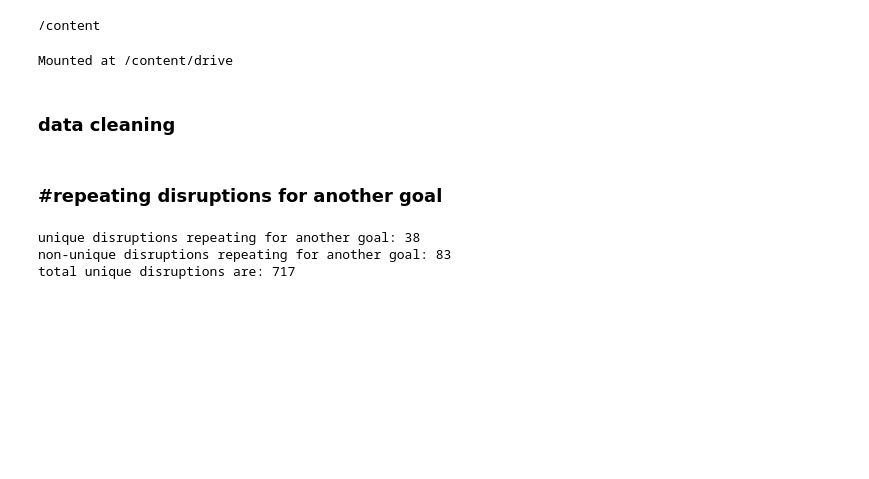
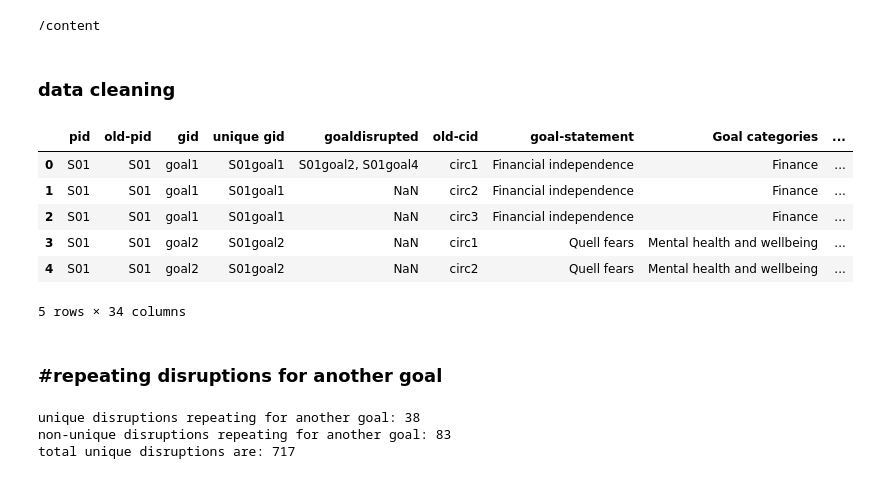
Before and after one commit to meeshu/disruptions, a Jupyter notebook: newbreakdown.ipynb, the cells around one changed output. Cells and saved outputs as stored; diff of their text form; code cells hidden in the pictures; blank space fills up the shorter version.

```diff
--- a/newbreakdown.ipynb
+++ b/newbreakdown.ipynb
@@ -14,9 +14,7 @@ from google.colab import files
 /content
 # %%
 # @title
-from google.colab import drive
-drive.mount('/content/drive')
+##from google.colab import drive
+#drive.mount('/content/drive')
-# %% [output]
-Mounted at /content/drive
 # %% [markdown]
 ### **data cleaning**
@@ -26,3 +21,17 @@ df=pd.read_csv('/content/drive/Shareddrives/Multiple Goals - Holistic Wellbeing/
+# %%
+# @title
+#importing data from github. switched from google drive.
+url= 'https://raw.githubusercontent.com/meeshu/disruptions/refs/heads/main/data/Survey%20data%20-%20all-participants-coding.csv?token=GHSAT0AAAAAACZECXI2TDYOBSF6V7LTK6VOZYRSVXQ' # Changed url to raw data url
+df=pd.read_csv(url)
+df.head()
+# %% [output]
+|  | pid | old-pid | gid | unique gid | goaldisrupted | old-cid | goal-statement | Goal categories | ... |
+| 0 | S01 | S01 | goal1 | S01goal1 | S01goal2, S01goal4 | circ1 | Financial independence | Finance | ... |
+| 1 | S01 | S01 | goal1 | S01goal1 | NaN | circ2 | Financial independence | Finance | ... |
+| 2 | S01 | S01 | goal1 | S01goal1 | NaN | circ3 | Financial independence | Finance | ... |
+| 3 | S01 | S01 | goal2 | S01goal2 | NaN | circ1 | Quell fears | Mental health and wellbeing | ... |
+| 4 | S01 | S01 | goal2 | S01goal2 | NaN | circ2 | Quell fears | Mental health and wellbeing | ... |
+5 rows × 34 columns
 # %%
 # @title
 df = df.loc[:, ~df.columns.str.contains('^Unnamed')]
```
Also changed, not shown: parts of 4 cells of this notebook.
